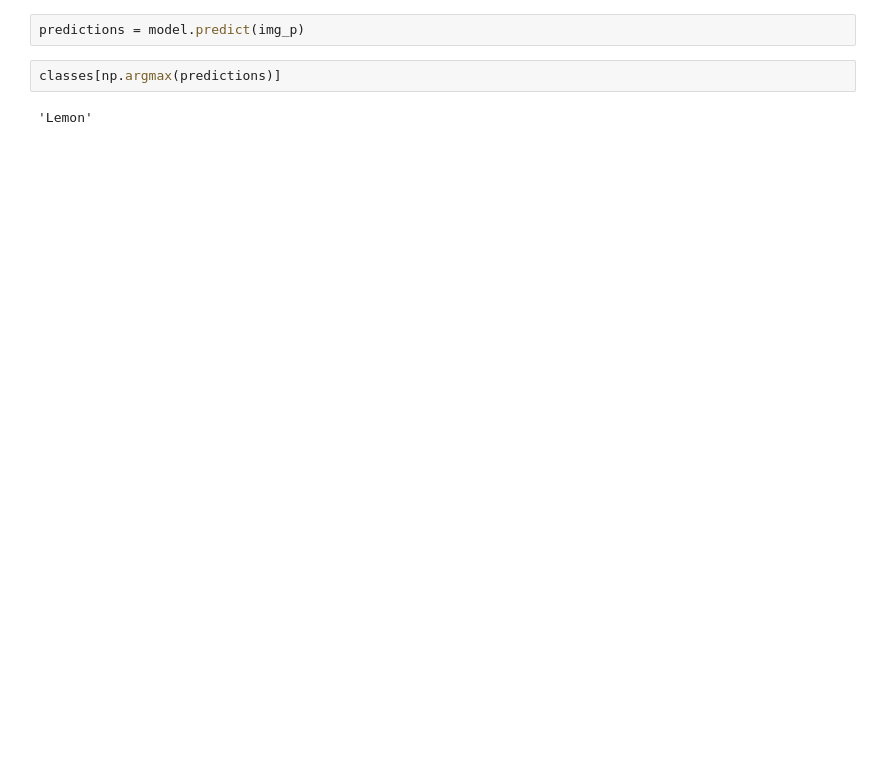
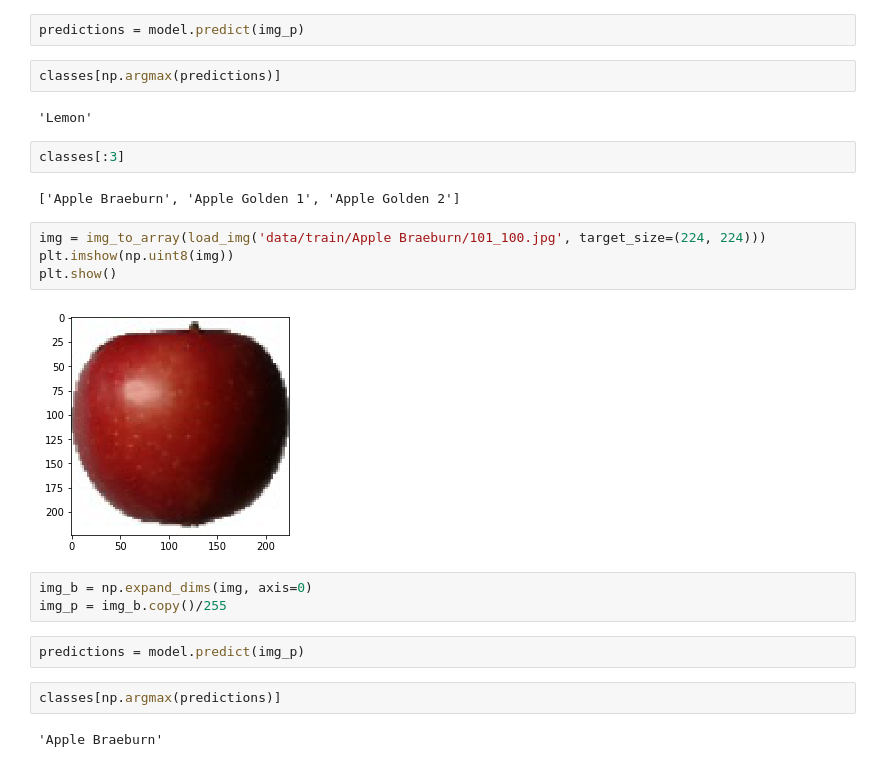
Before and after one commit to pauloasjx/fruit-classifier-react, a Jupyter notebook: model.ipynb, the cells around one changed output. Saved outputs shown, nothing was run; the diff lists cells and outputs as text; blank space fills up the shorter version.

Commit message:
model notebook and models

```diff
--- a/model.ipynb
+++ b/model.ipynb
@@ -76,3 +93,22 @@ predictions = model.predict(img_p)
 classes[np.argmax(predictions)]
 # %% [output]
 'Lemon'
+# %%
+classes[:3]
+# %% [output]
+['Apple Braeburn', 'Apple Golden 1', 'Apple Golden 2']
+# %%
+img = img_to_array(load_img('data/train/Apple Braeburn/101_100.jpg', target_size=(224, 224)))
+plt.imshow(np.uint8(img))
+plt.show()
+# %% [output]
+[figure, added]
+# %%
+img_b = np.expand_dims(img, axis=0)
+img_p = img_b.copy()/255
+# %%
+predictions = model.predict(img_p)
+# %%
+classes[np.argmax(predictions)]
+# %% [output]
+'Apple Braeburn'
```
Also changed, not shown: parts of 14 cells of this notebook, 2 other files.
